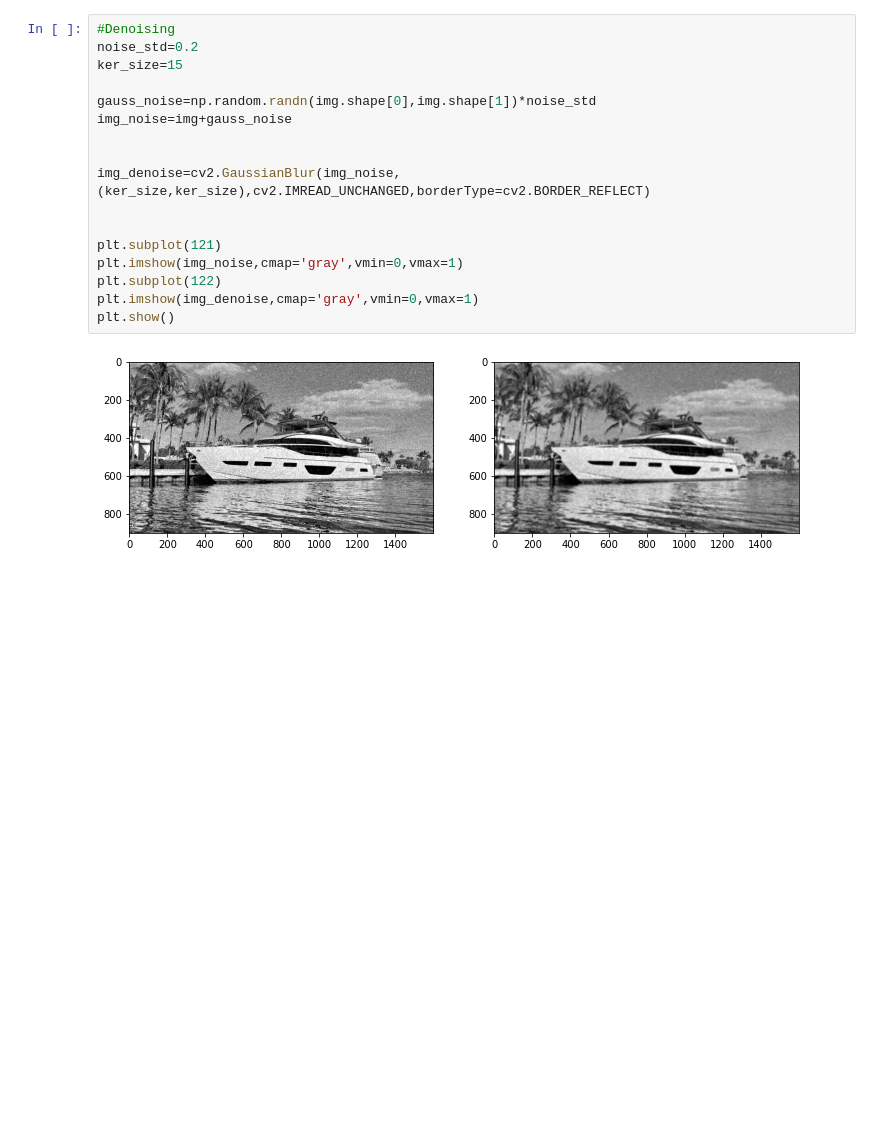
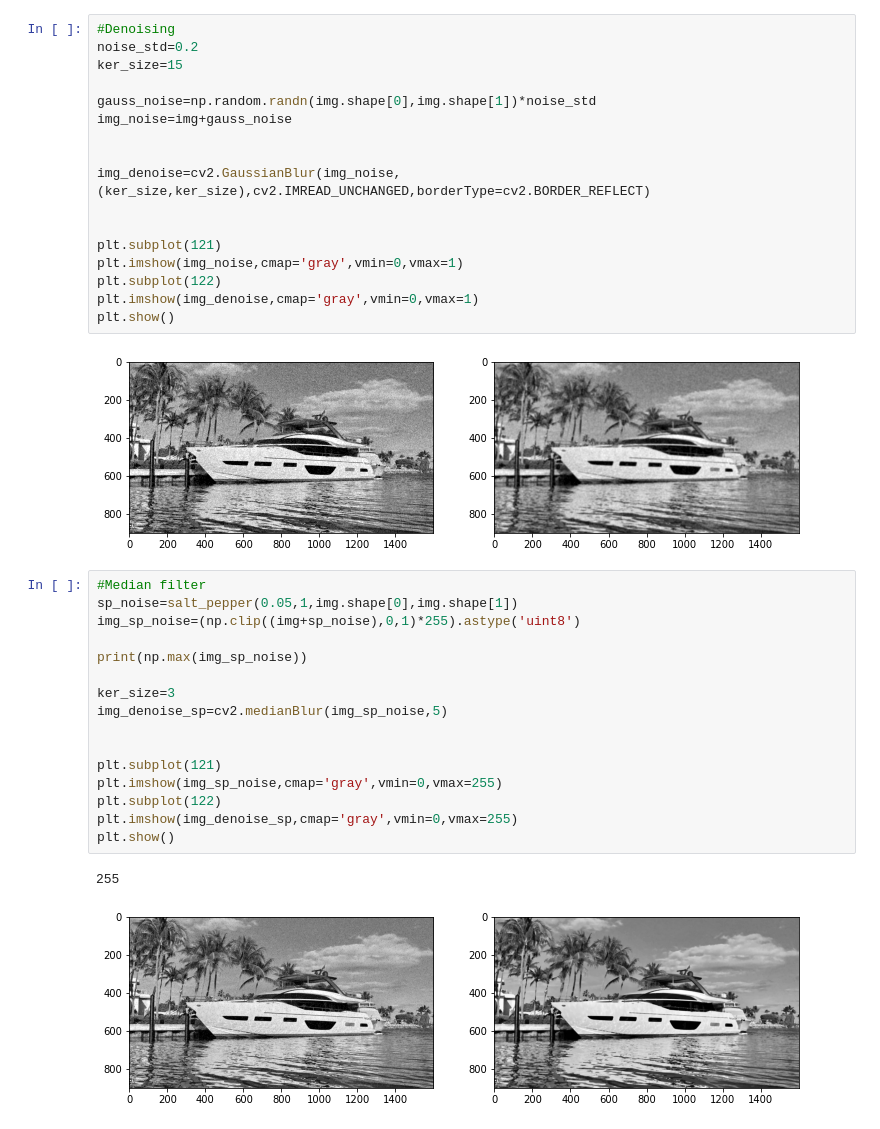
Before and after one commit to nonficti0n/learn_computer_vision, a Jupyter notebook: exercises/01_image_processing/filtering.ipynb, the cells around one changed output. Drawn from its saved outputs; the diff is of its cells as text; blank space fills up the shorter version.

Commit message:
Add salt and pepper and median filter

```diff
--- a/exercises/01_image_processing/filtering.ipynb
+++ b/exercises/01_image_processing/filtering.ipynb
@@ -47,3 +51,22 @@ plt.imshow(img_denoise,cmap='gray',vmin=0,vmax=1)
 plt.show()
 # %% [output]
 [figure]
+# %%
+#Median filter
+sp_noise=salt_pepper(0.05,1,img.shape[0],img.shape[1])
+img_sp_noise=(np.clip((img+sp_noise),0,1)*255).astype('uint8')
+
+print(np.max(img_sp_noise))
+
+ker_size=3
+img_denoise_sp=cv2.medianBlur(img_sp_noise,5)
+
+
+plt.subplot(121)
+plt.imshow(img_sp_noise,cmap='gray',vmin=0,vmax=255)
+plt.subplot(122)
+plt.imshow(img_denoise_sp,cmap='gray',vmin=0,vmax=255)
+plt.show()
+# %% [output]
+255
+[figure, added]
```
Also changed, not shown: parts of 1 cell of this notebook, 1 other file.
